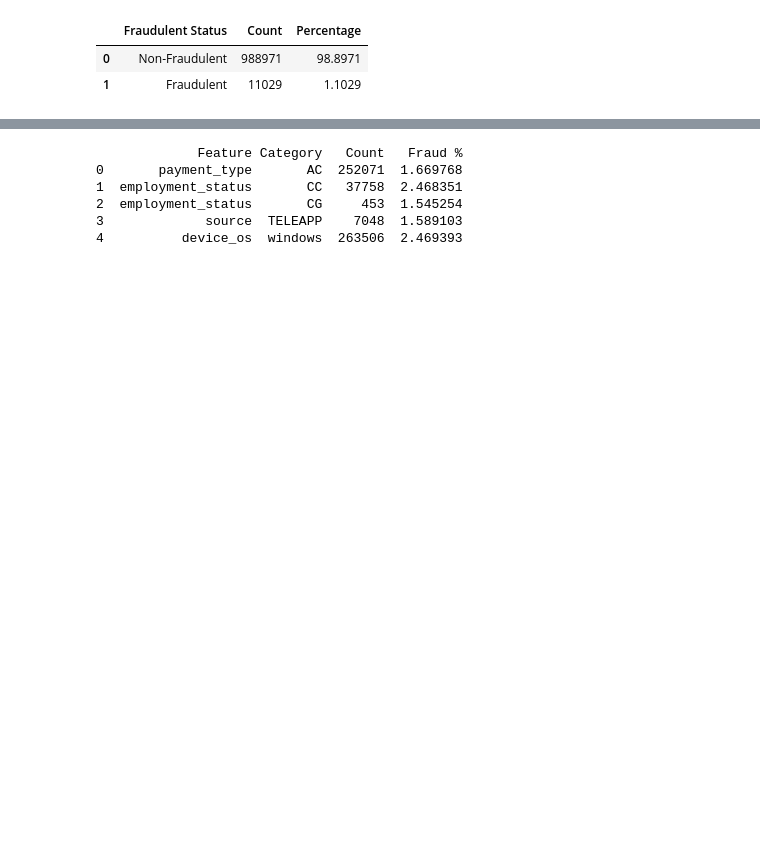
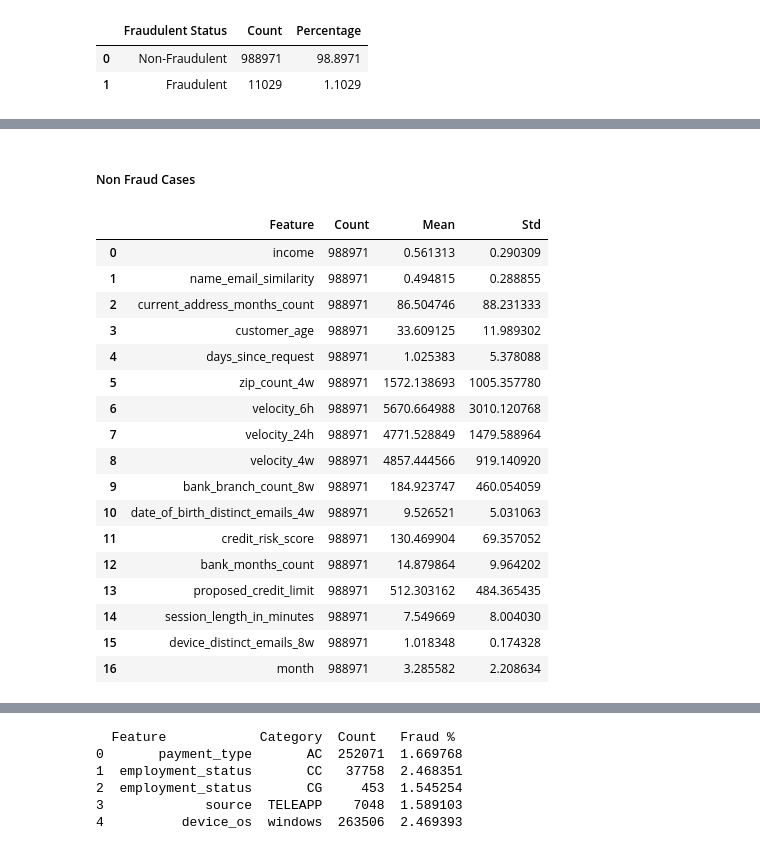
Before and after one commit to jwickham1023/DSCI445-Final-Project, a Jupyter notebook: paper.ipynb, the cells around one changed output, grey strips where cells are left out. Cells and saved outputs as stored; diff of their text form; code cells hidden in the pictures; blank space fills up the shorter version.

Commit message:
Updated grammer, changed some sections. Made sure all tables were labeled

```diff
--- a/paper.ipynb
+++ b/paper.ipynb
@@ -321,0 +250,23 @@ distribution_table_df
+# %% [markdown]
+##### Non Fraud Cases
+# %%
+non_fraud_df
+# %% [output]
+|  | Feature | Count | Mean | Std |
+| 0 | income | 988971 | 0.561313 | 0.290309 |
+| 1 | name_email_similarity | 988971 | 0.494815 | 0.288855 |
+| 2 | current_address_months_count | 988971 | 86.504746 | 88.231333 |
+| 3 | customer_age | 988971 | 33.609125 | 11.989302 |
+| 4 | days_since_request | 988971 | 1.025383 | 5.378088 |
+| 5 | zip_count_4w | 988971 | 1572.138693 | 1005.357780 |
+| 6 | velocity_6h | 988971 | 5670.664988 | 3010.120768 |
+| 7 | velocity_24h | 988971 | 4771.528849 | 1479.588964 |
+| 8 | velocity_4w | 988971 | 4857.444566 | 919.140920 |
+| 9 | bank_branch_count_8w | 988971 | 184.923747 | 460.054059 |
+| 10 | date_of_birth_distinct_emails_4w | 988971 | 9.526521 | 5.031063 |
+| 11 | credit_risk_score | 988971 | 130.469904 | 69.357052 |
+| 12 | bank_months_count | 988971 | 14.879864 | 9.964202 |
+| 13 | proposed_credit_limit | 988971 | 512.303162 | 484.365435 |
+| 14 | session_length_in_minutes | 988971 | 7.549669 | 8.004030 |
+| 15 | device_distinct_emails_8w | 988971 | 1.018348 | 0.174328 |
+| 16 | month | 988971 | 3.285582 | 2.208634 |
```
Also changed, not shown: parts of 31 cells of this notebook, 1 other file.
